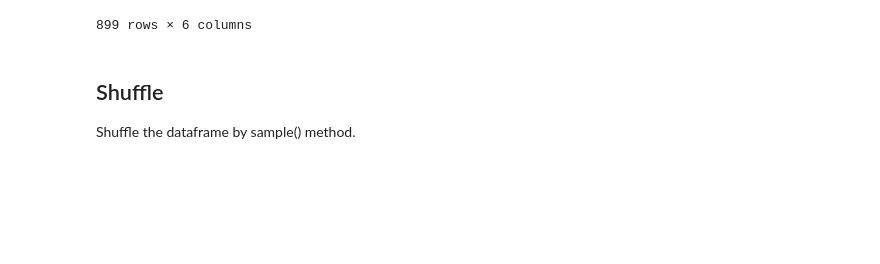
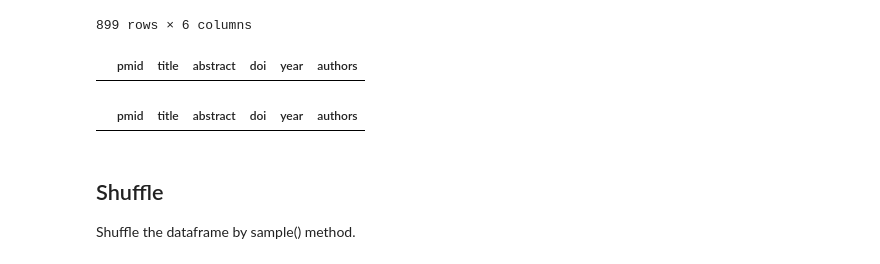
Before and after one commit to maglili/bert_data, a Jupyter notebook: scripts-pos/split_pos.ipynb, the cells around one changed output. Saved outputs shown, nothing was run; the diff lists cells and outputs as text; code cells hidden in the pictures; blank space fills up the shorter version.

```diff
--- a/scripts-pos/split_pos.ipynb
+++ b/scripts-pos/split_pos.ipynb
@@ -32,6 +32,14 @@ df
 | 897 | 9892357 | A LIM-homeodomain combinatorial c... | Different classes of vertebrate m... | 10.1038/16275 | 1999 | S Thor, S G Andersson, A Tomlinso... |
 | 898 | 9892673 | Functional analysis of an eye spe... | The development of the Drosophila... | 10.1073/pnas.96.2.564 | 1999 | B Hauck, W J Gehring, U Walldorf |
 899 rows × 6 columns
+# %%
+df[df['abstract']=='']
+# %% [output]
+|  | pmid | title | abstract | doi | year | authors |
+# %%
+df[df['abstract']=='No abstract available']
+# %% [output]
+|  | pmid | title | abstract | doi | year | authors |
 # %% [markdown]
 ## Shuffle
 
```
Also changed, not shown: parts of 4 cells of this notebook, 18 other files.
